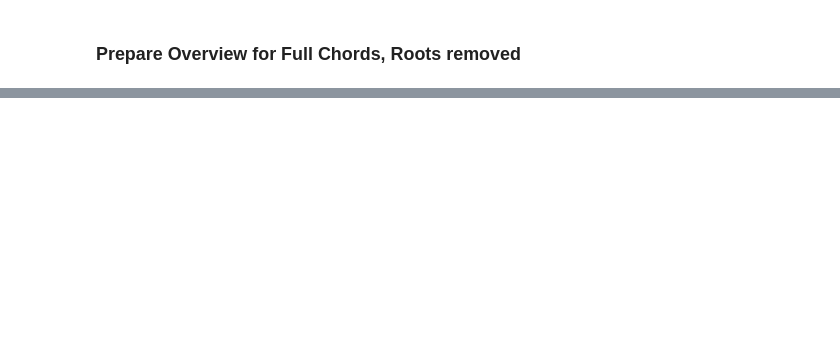
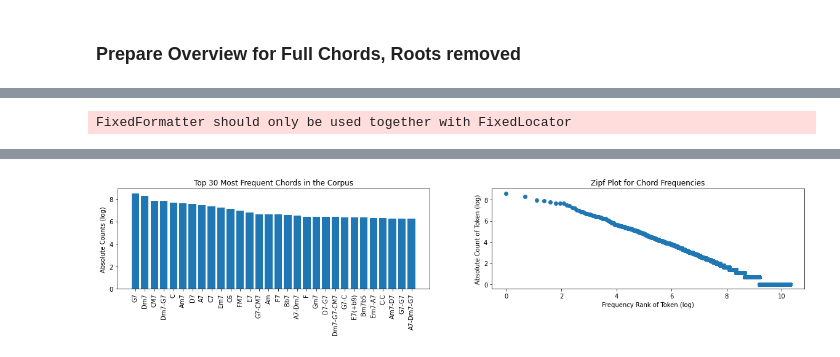
Before and after one commit to 11doris/jazz-tunes-similarity, a Jupyter notebook: 92_chord_summary_statistics.ipynb, the cells around one changed output, grey strips where cells are left out. Saved outputs shown, nothing was run; the diff lists cells and outputs as text; code cells hidden in the pictures; blank space fills up the shorter version.

```diff
--- a/92_chord_summary_statistics.ipynb
+++ b/92_chord_summary_statistics.ipynb
@@ -49,0 +223,3 @@ df_chords.head()
+# %%
+df_chords = raw_chords_to_df(df)
+df_chords.head()
@@ -49,0 +233,4 @@ df_chords.head()
+# %%
+plot_zipf(df_chords)
+# %% [output]
+FixedFormatter should only be used together with FixedLocator
@@ -49,0 +238 @@ df_chords.head()
+[figure, added]
```
Also changed, not shown: parts of 35 cells of this notebook.
